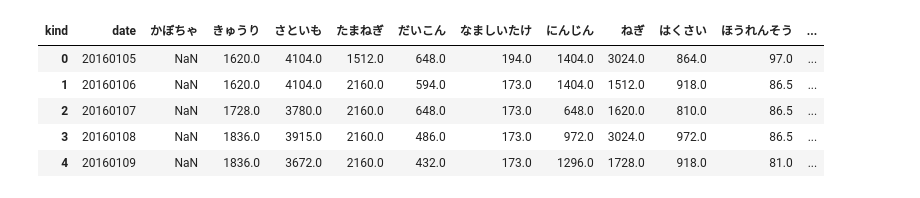
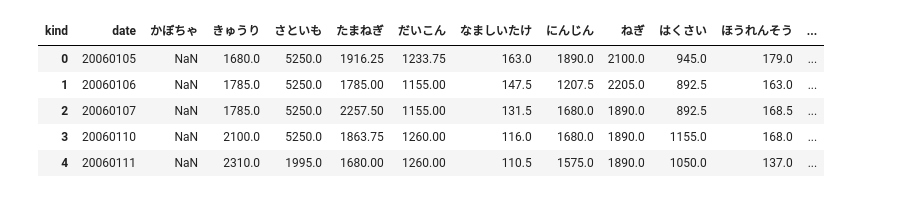
Before and after one commit to Takuma1008/vegetable, a Jupyter notebook: trend_analysis.ipynb, the cells around one changed output. Cells and saved outputs as stored; diff of their text form; code cells hidden in the pictures.

```diff
--- a/trend_analysis.ipynb
+++ b/trend_analysis.ipynb
@@ -10,23 +10,25 @@ plt.rcParams['figure.figsize'] = [12, 9]
 # %%
 train_df = pd.read_csv('data/train.csv')
 test_df = pd.read_csv('data/test.csv')
 
 # テストデータにない野菜を訓練データから除去
 kinds = test_df['kind'].unique()
 train_df = train_df[train_df['kind'].isin(kinds)]
 
 vis_df = train_df.copy()
 # vis_df = vis_df.query('20181101 <= date <= 20221031').reset_index(drop=True)
-vis_df = vis_df.query('20160101 <= date <= 20211231').reset_index(drop=True)
+# vis_df = vis_df.query('20160101 <= date <= 20211231').reset_index(drop=True)
+vis_df = vis_df.query('20060101 <= date <= 20211231').reset_index(drop=True)
+
 vis_df = pd.pivot_table(vis_df, index='date', columns='kind', values='mode_price').reset_index()
 vis_df.head()
 # %% [output]
 | kind | date | かぼちゃ | きゅうり | さといも | たまねぎ | だいこん | なましいたけ | にんじん | ねぎ | はくさい | ほうれんそう | ... |
-| 0 | 20160105 | NaN | 1620.0 | 4104.0 | 1512.0 | 648.0 | 194.0 | 1404.0 | 3024.0 | 864.0 | 97.0 | ... |
-| 1 | 20160106 | NaN | 1620.0 | 4104.0 | 2160.0 | 594.0 | 173.0 | 1404.0 | 1512.0 | 918.0 | 86.5 | ... |
-| 2 | 20160107 | NaN | 1728.0 | 3780.0 | 2160.0 | 648.0 | 173.0 | 648.0 | 1620.0 | 810.0 | 86.5 | ... |
-| 3 | 20160108 | NaN | 1836.0 | 3915.0 | 2160.0 | 486.0 | 173.0 | 972.0 | 3024.0 | 972.0 | 86.5 | ... |
-| 4 | 20160109 | NaN | 1836.0 | 3672.0 | 2160.0 | 432.0 | 173.0 | 1296.0 | 1728.0 | 918.0 | 81.0 | ... |
+| 0 | 20060105 | NaN | 1680.0 | 5250.0 | 1916.25 | 1233.75 | 163.0 | 1890.0 | 2100.0 | 945.0 | 179.0 | ... |
+| 1 | 20060106 | NaN | 1785.0 | 5250.0 | 1785.00 | 1155.00 | 147.5 | 1207.5 | 2205.0 | 892.5 | 163.0 | ... |
+| 2 | 20060107 | NaN | 1785.0 | 5250.0 | 2257.50 | 1155.00 | 131.5 | 1680.0 | 1890.0 | 892.5 | 168.5 | ... |
+| 3 | 20060110 | NaN | 2100.0 | 5250.0 | 1863.75 | 1260.00 | 116.0 | 1680.0 | 1890.0 | 1155.0 | 168.0 | ... |
+| 4 | 20060111 | NaN | 2310.0 | 1995.0 | 1680.00 | 1260.00 | 110.5 | 1575.0 | 1890.0 | 1050.0 | 137.0 | ... |
 # %%
 vis_df = vis_df.copy()
 vis_df['year'] = vis_df['date']//10000
```
Also changed, not shown: parts of 2 cells of this notebook, 3 other files.
